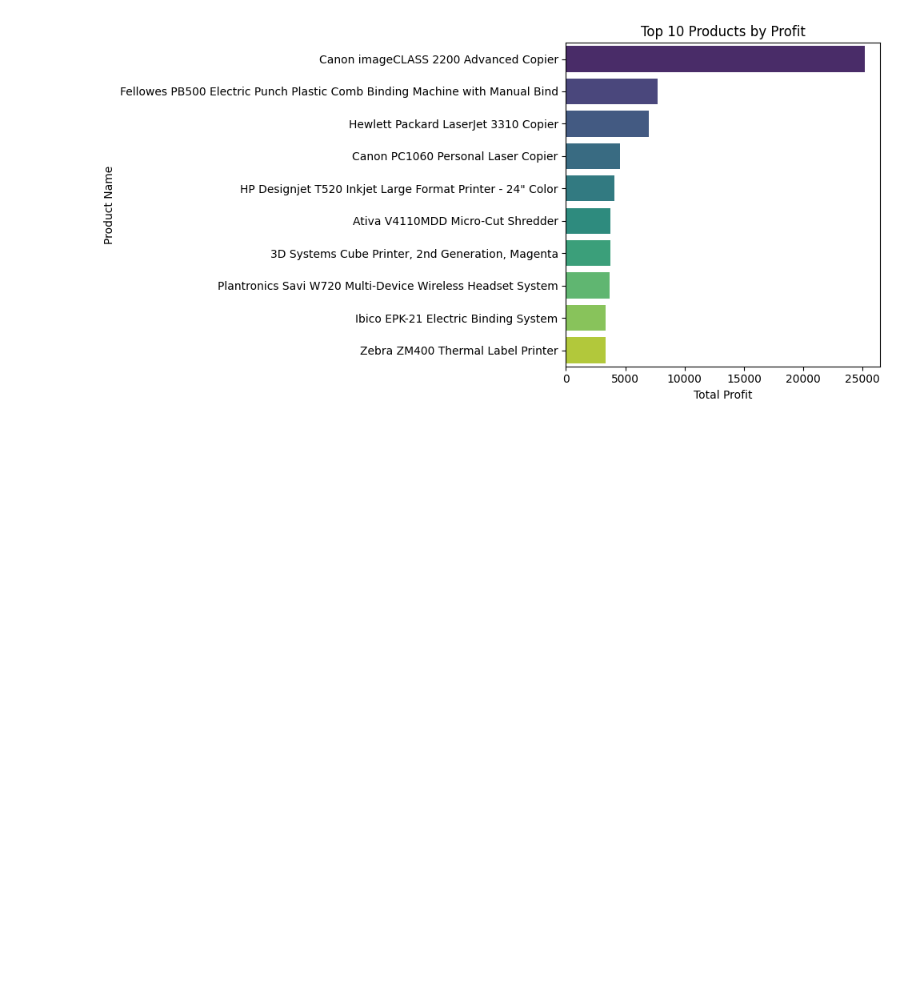
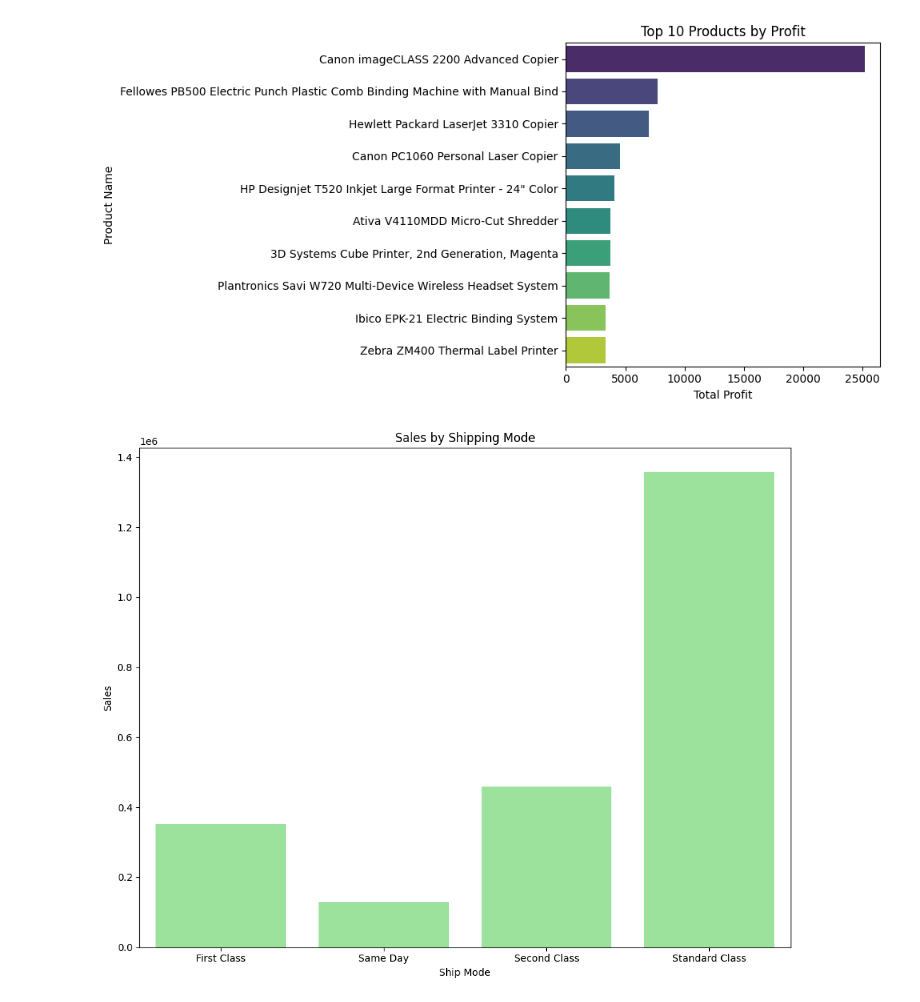
Before and after one commit to Jean-Patrick-Alcolea/superstore-sales-dashboard, a Jupyter notebook: notebooks/02_eda_visuals.ipynb, the cells around one changed output. Saved outputs shown, nothing was run; the diff lists cells and outputs as text; code cells hidden in the pictures; blank space fills up the shorter version.

Commit message:
Visuals created

```diff
--- a/notebooks/02_eda_visuals.ipynb
+++ b/notebooks/02_eda_visuals.ipynb
@@ -101,4 +106,20 @@ Passing `palette` without assigning `hue` is deprecated and will be removed in v
   sns.barplot(x= top_products.values,
 [figure]
 # %%
-.
+#----------------------------------------
+# Shipping Mode Analysis
+#----------------------------------------
+
+ship_mode = df.groupby('Ship Mode')[['Sales','Profit']].sum().reset_index()
+
+plt.figure(figsize=(10, 8))
+sns.barplot(data=ship_mode,
+            x='Ship Mode',
+            y='Sales',
+            color='lightgreen')
+plt.title('Sales by Shipping Mode')
+plt.tight_layout()
+plt.savefig('../visuals/sales_by_shipping_mode.png')
+plt.show()
+# %% [output]
+[figure, added]
```
Also changed, not shown: parts of 5 cells of this notebook, 7 other files.
